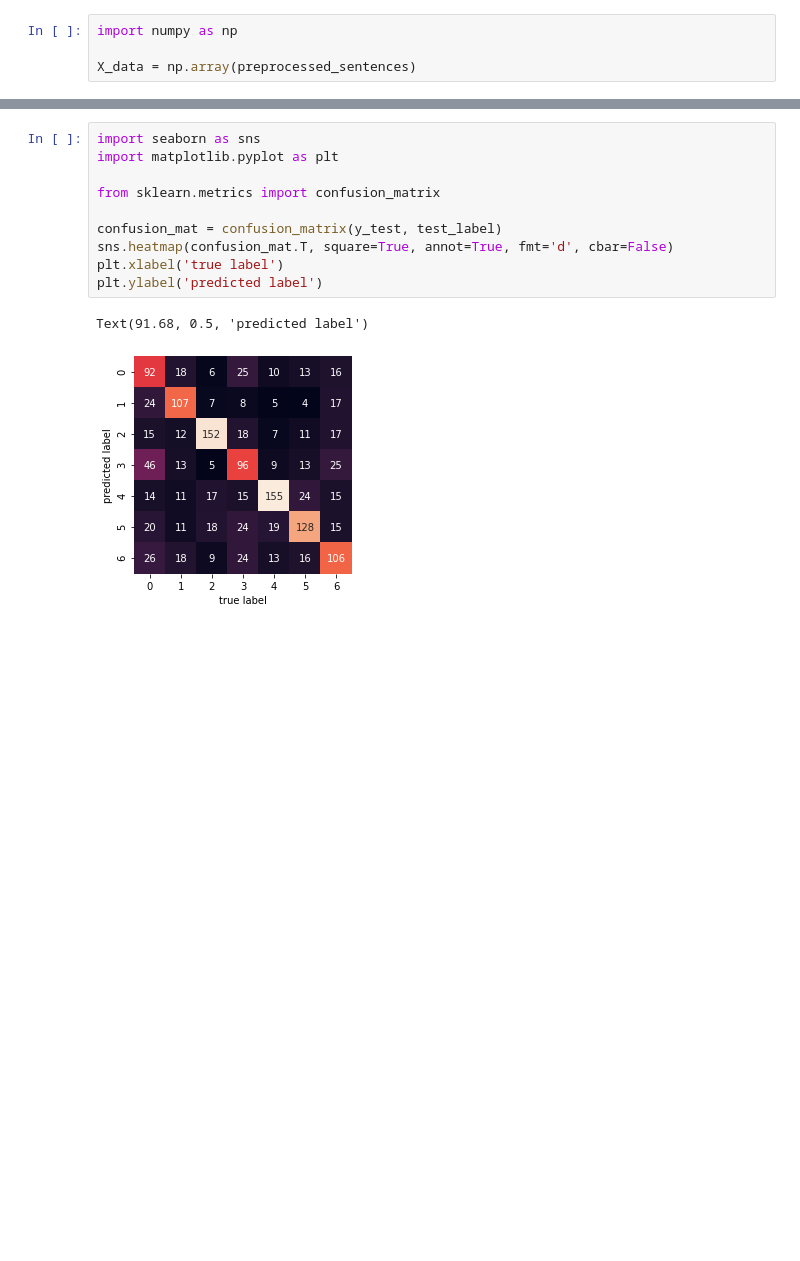
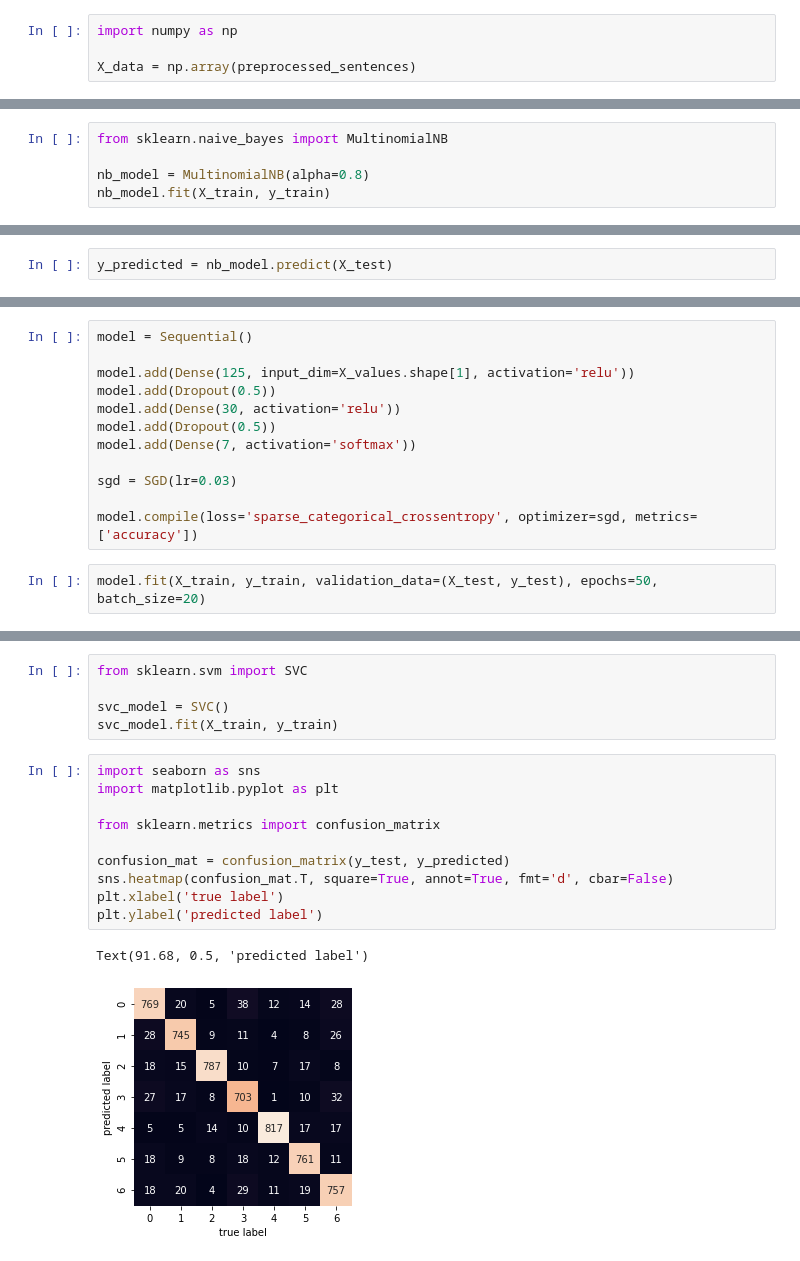
Before and after one commit to sweekarpiya/Emotion-detection, a Jupyter notebook: notebook/Emotion dectection.ipynb, the cells around one changed output, grey strips where cells are left out. Cells and saved outputs as stored; diff of their text form; blank space fills up the shorter version.

```diff
--- a/notebook/Emotion dectection.ipynb
+++ b/notebook/Emotion dectection.ipynb
@@ -183,0 +282,5 @@ test_label = naive_bayes_model.predict(X_test)
+# %%
+from sklearn.naive_bayes import MultinomialNB
+
+nb_model = MultinomialNB(alpha=0.8)
+nb_model.fit(X_train, y_train)
@@ -183,0 +289,2 @@ test_label = naive_bayes_model.predict(X_test)
+# %%
+y_predicted = nb_model.predict(X_test)
@@ -183,0 +301,14 @@ test_label = naive_bayes_model.predict(X_test)
+# %%
+model = Sequential()
+
+model.add(Dense(125, input_dim=X_values.shape[1], activation='relu'))
+model.add(Dropout(0.5))
+model.add(Dense(30, activation='relu'))
+model.add(Dropout(0.5))
+model.add(Dense(7, activation='softmax'))
+
+sgd = SGD(lr=0.03)
+
+model.compile(loss='sparse_categorical_crossentropy', optimizer=sgd, metrics=['accuracy'])
+# %%
+model.fit(X_train, y_train, validation_data=(X_test, y_test), epochs=50, batch_size=20)
@@ -184,16 +334,21 @@ test_label = naive_bayes_model.predict(X_test)
+# %%
+from sklearn.svm import SVC
+
+svc_model = SVC()
+svc_model.fit(X_train, y_train)
 # %%
 import seaborn as sns
 import matplotlib.pyplot as plt
 
 from sklearn.metrics import confusion_matrix
 
-confusion_mat = confusion_matrix(y_test, test_label)
+confusion_mat = confusion_matrix(y_test, y_predicted)
 sns.heatmap(confusion_mat.T, square=True, annot=True, fmt='d', cbar=False)
 plt.xlabel('true label')
 plt.ylabel('predicted label')
 # %% [output]
 Text(91.68, 0.5, 'predicted label')
-[figure, old version]
+[figure, new version]
 # %%
 from sklearn import metrics
 
```
Also changed, not shown: parts of 46 cells of this notebook.
